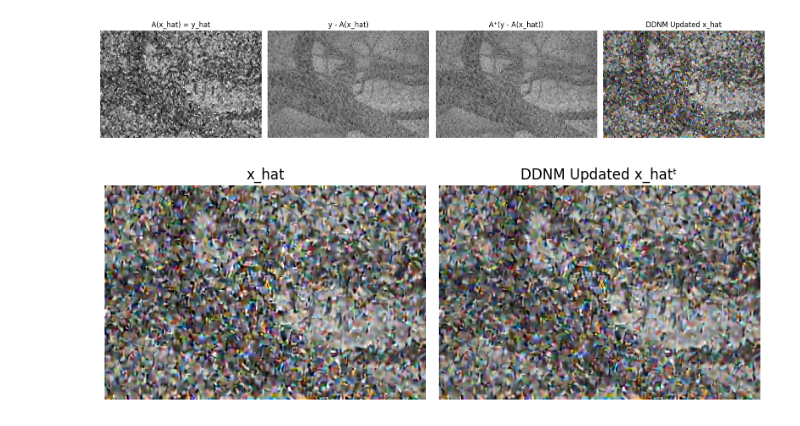
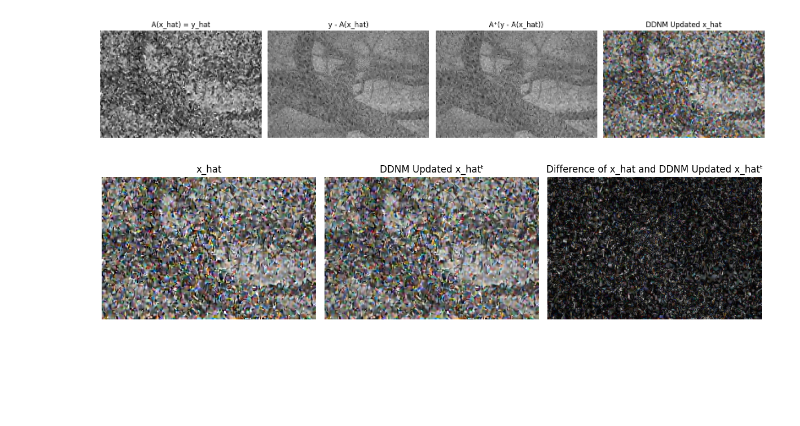
Before and after one commit to Tharindu-Nirmal/RFSolver_Chanlab, a Jupyter notebook: FLUX_Image_Edit/src/sandbox.ipynb, the cells around one changed output. Drawn from its saved outputs; the diff is of its cells as text; code cells hidden in the pictures; blank space fills up the shorter version.

Commit message:
[edit] a difference image

```diff
--- a/FLUX_Image_Edit/src/sandbox.ipynb
+++ b/FLUX_Image_Edit/src/sandbox.ipynb
@@ -231,14 +231,23 @@ plt.show()
 # %% [output]
 [figure]
 # %%
-imgs = [to_img(x_hat), to_img(DDNM_xhat)]
-titles = ["x_hat", "DDNM Updated x_hatᵗ"]
-fig, axes = plt.subplots(1, 2, figsize=(8,4))
+im1 = to_img(x_hat)
+im2 = to_img(DDNM_xhat)
+
+# Compute absolute difference, normalize to [0,1] for visualization
+diff = np.abs(im1 - im2)
+diff = diff / (diff.max() + 1e-8)
+
+imgs = [im1, im2, diff]
+titles = ["x_hat", "DDNM Updated x_hat", "Difference of x_hat and DDNM Updated x_hat"]
+
+fig, axes = plt.subplots(1, 3, figsize=(12,4))
 for ax, im, title in zip(axes, imgs, titles):
     ax.imshow(im)
     ax.set_title(title)
     ax.axis("off")
+
 plt.tight_layout()
 plt.show()
 # %% [output]
-[figure, old version]
+[figure, new version]
```
